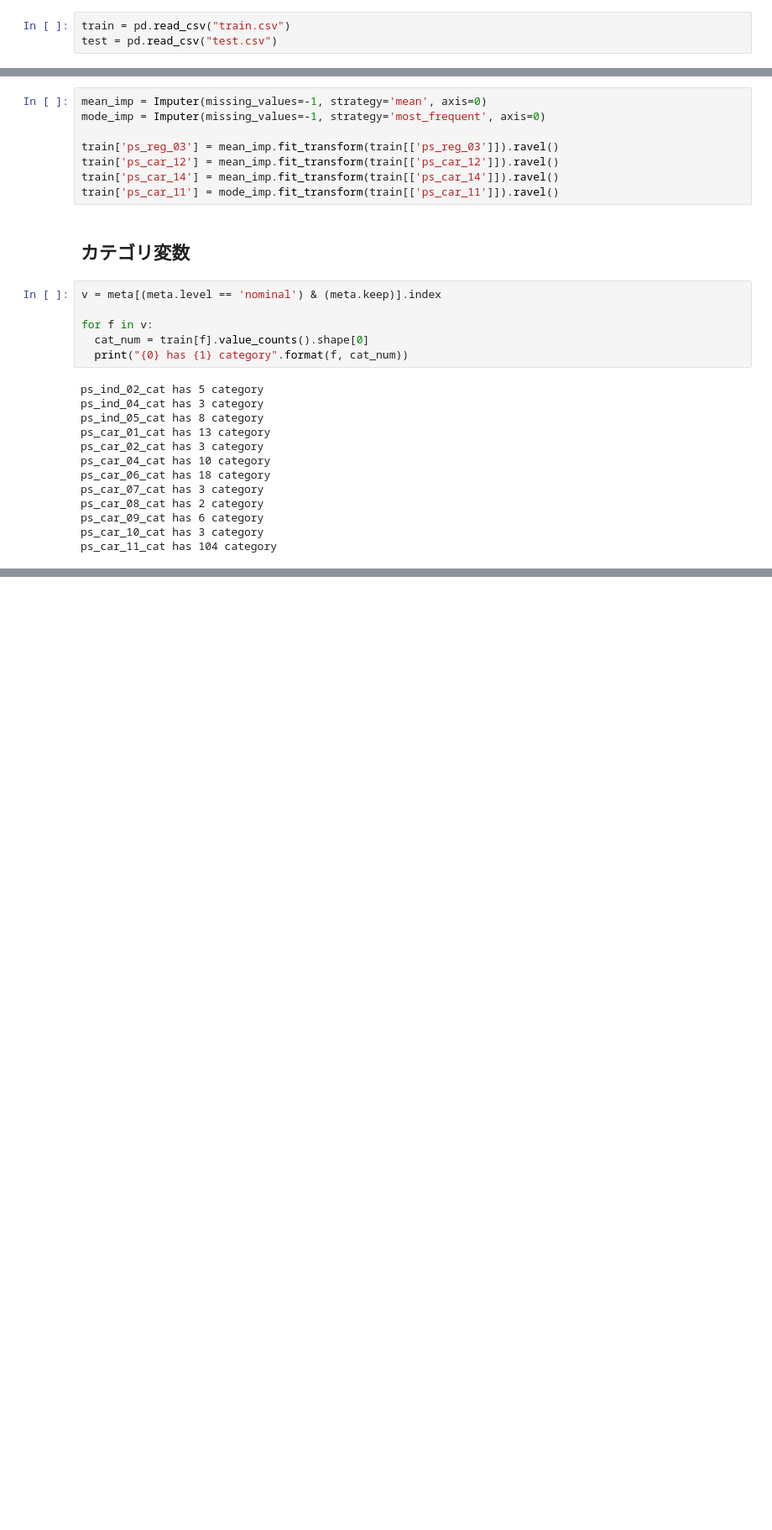
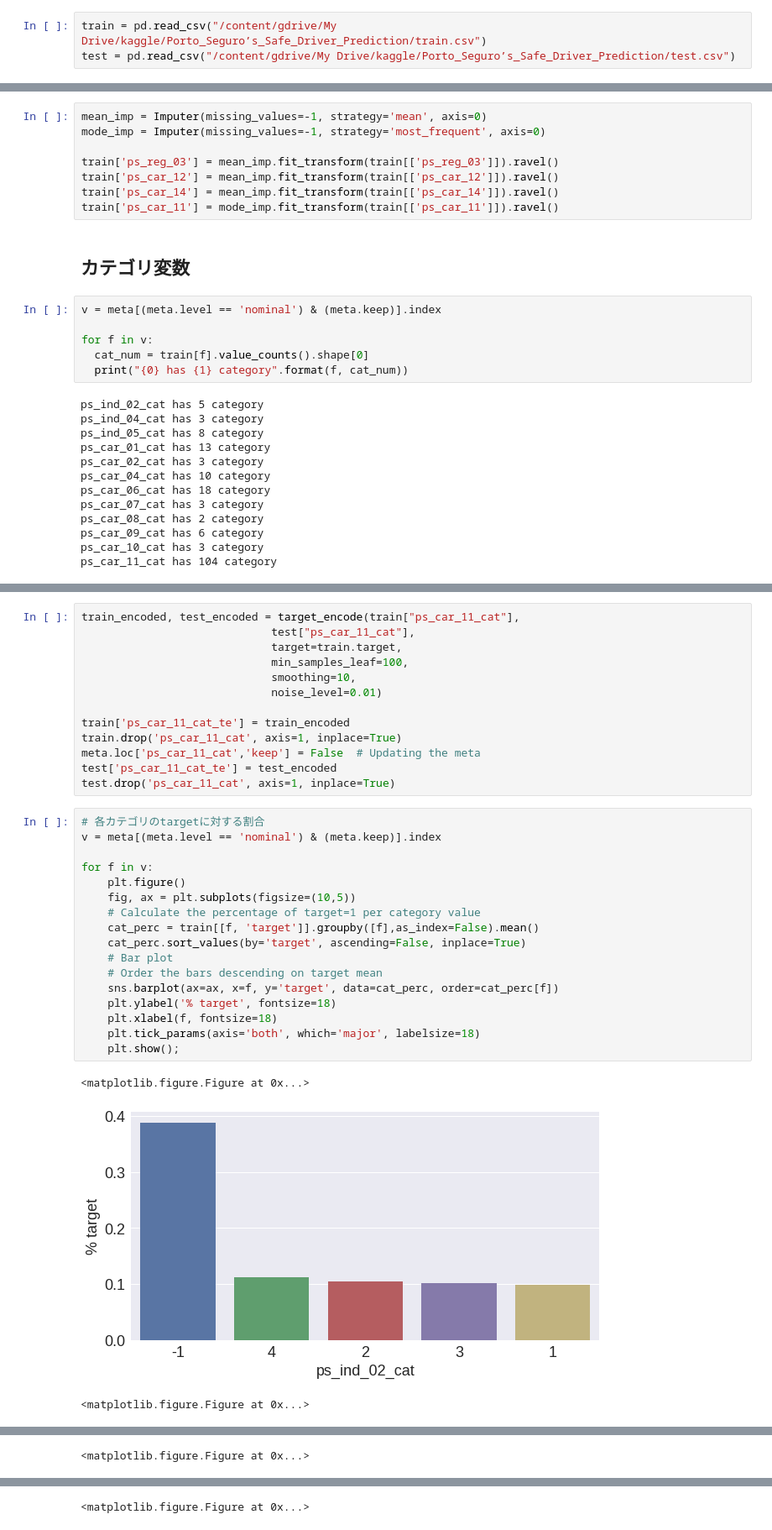
Before and after one commit to taiki323/kaggle_training, a Jupyter notebook: Porto_Seguro’s_Safe_Driver_Prediction.ipynb, the cells around one changed output, grey strips where cells are left out. Shown at 84% size. Drawn from its saved outputs; the diff is of its cells as text; blank space fills up the shorter version.

```diff
--- a/Porto_Seguro’s_Safe_Driver_Prediction.ipynb
+++ b/Porto_Seguro’s_Safe_Driver_Prediction.ipynb
@@ -158,8 +140,8 @@ catはカテゴリ変数。整数
 binはバイナリ変数。0か1
 他は整数か浮動小数点値
 # %%
-train = pd.read_csv("train.csv")
-test = pd.read_csv("test.csv")
+train = pd.read_csv("/content/gdrive/My Drive/kaggle/Porto_Seguro’s_Safe_Driver_Prediction/train.csv")
+test = pd.read_csv("/content/gdrive/My Drive/kaggle/Porto_Seguro’s_Safe_Driver_Prediction/test.csv")
 # %%
 train.head()
 # %% [output]
@@ -429,0 +459,34 @@ ps_car_11_cat has 104 category
+# %%
+train_encoded, test_encoded = target_encode(train["ps_car_11_cat"],
+                             test["ps_car_11_cat"],
+                             target=train.target,
+                             min_samples_leaf=100,
+                             smoothing=10,
+                             noise_level=0.01)
+
+train['ps_car_11_cat_te'] = train_encoded
+train.drop('ps_car_11_cat', axis=1, inplace=True)
+meta.loc['ps_car_11_cat','keep'] = False  # Updating the meta
+test['ps_car_11_cat_te'] = test_encoded
+test.drop('ps_car_11_cat', axis=1, inplace=True)
+# %%
+# 各カテゴリのtargetに対する割合
+v = meta[(meta.level == 'nominal') & (meta.keep)].index
+
+for f in v:
+    plt.figure()
+    fig, ax = plt.subplots(figsize=(10,5))
+    # Calculate the percentage of target=1 per category value
+    cat_perc = train[[f, 'target']].groupby([f],as_index=False).mean()
+    cat_perc.sort_values(by='target', ascending=False, inplace=True)
+    # Bar plot
+    # Order the bars descending on target mean
+    sns.barplot(ax=ax, x=f, y='target', data=cat_perc, order=cat_perc[f])
+    plt.ylabel('% target', fontsize=18)
+    plt.xlabel(f, fontsize=18)
+    plt.tick_params(axis='both', which='major', labelsize=18)
+    plt.show();
+# %% [output]
+<matplotlib.figure.Figure at 0x...>
+[figure, added]
+<matplotlib.figure.Figure at 0x...>
@@ -429,0 +494 @@ ps_car_11_cat has 104 category
+<matplotlib.figure.Figure at 0x...>
@@ -429,0 +496 @@ ps_car_11_cat has 104 category
+<matplotlib.figure.Figure at 0x...>
```
Also changed, not shown: parts of 8 cells of this notebook.
